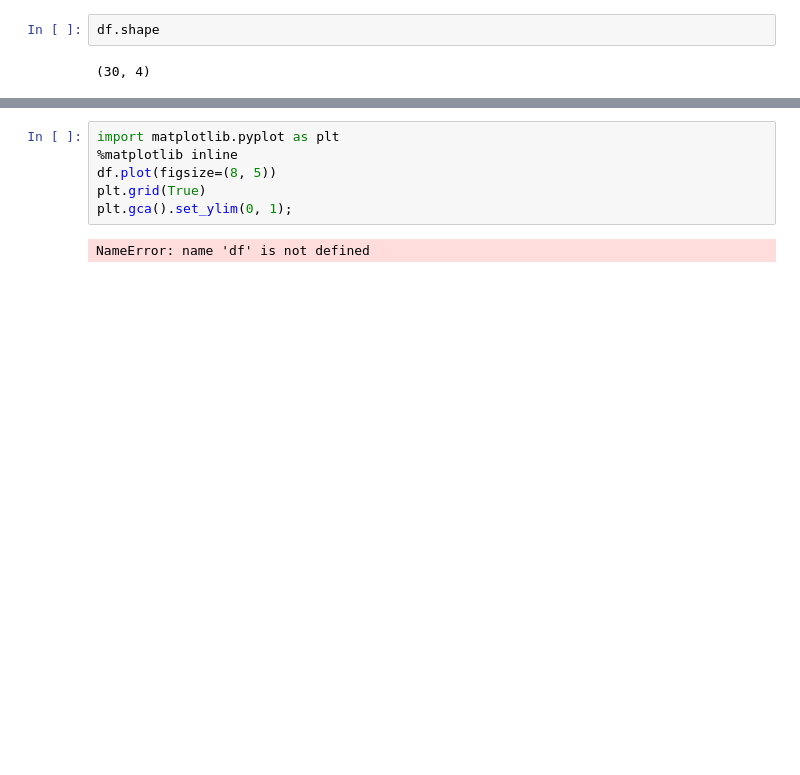
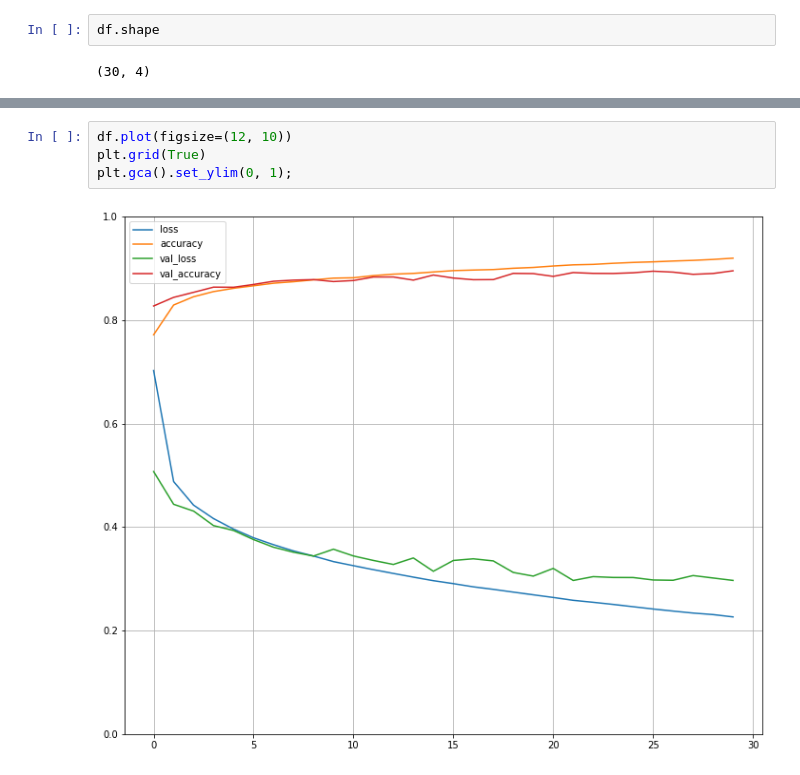
Before and after one commit to capac/tensorflow-exercises, a Jupyter notebook: fashion_mnist.ipynb, the cells around one changed output, grey strips where cells are left out. Drawn from its saved outputs; the diff is of its cells as text; blank space fills up the shorter version.

```diff
--- a/fashion_mnist.ipynb
+++ b/fashion_mnist.ipynb
@@ -126,8 +162,6 @@ df.shape
 # %%
-import matplotlib.pyplot as plt
-%matplotlib inline
-df.plot(figsize=(8, 5))
+df.plot(figsize=(12, 10))
 plt.grid(True)
 plt.gca().set_ylim(0, 1);
 # %% [output]
-NameError: name 'df' is not defined
+[figure, added]
```
Also changed, not shown: parts of 9 cells of this notebook.
